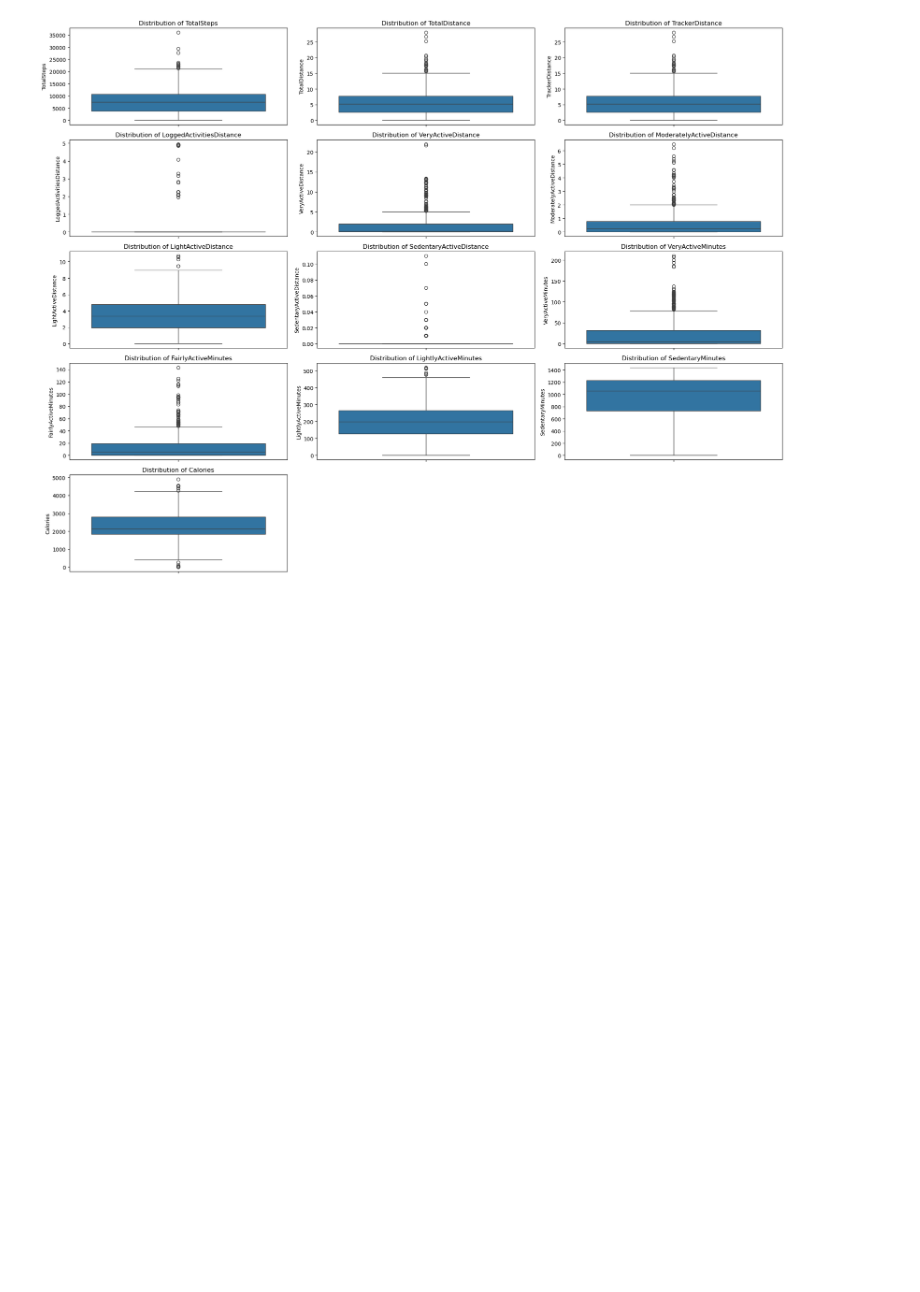
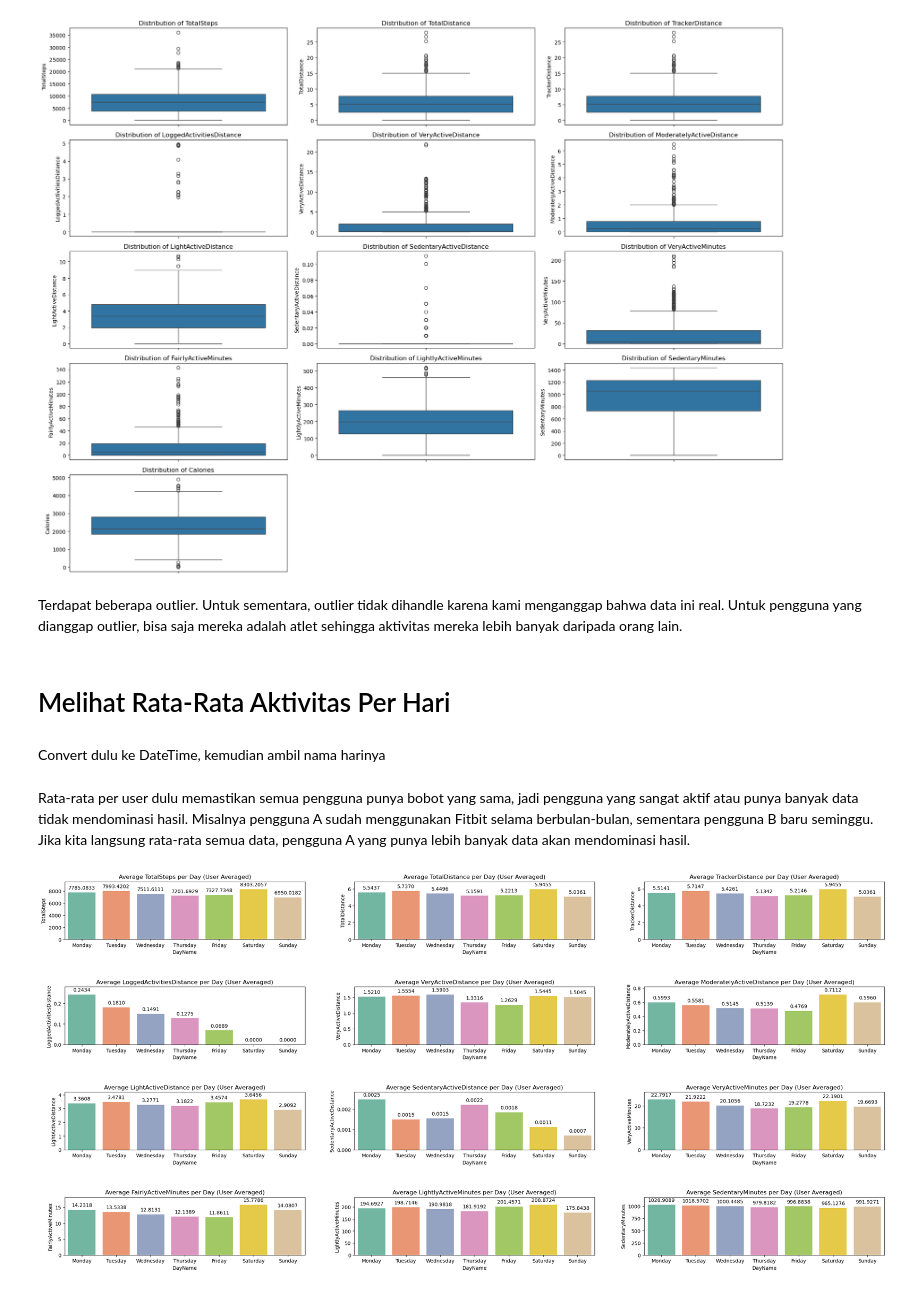
Before and after one commit to bintangphylosophie/Final-Project-Rakamin-FitBit-Tracker-Data, a Jupyter notebook: EDA/eda_asty.ipynb, the cells around one changed output. Drawn from its saved outputs; the diff is of its cells as text; code cells hidden in the pictures; blank space fills up the shorter version.

```diff
--- a/EDA/eda_asty.ipynb
+++ b/EDA/eda_asty.ipynb
@@ -3,5 +8,5 @@ import pandas as pd
 # %%
 # read data
-df_dailyActivity = pd.read_csv('../Dataset/dailyActivity_merged.csv')
+df = pd.read_csv('../Dataset/dailyActivity_merged.csv')
 # %%
 # cek shape
@@ -50,10 +104,61 @@ columns_to_check = [
 plt.figure(figsize=(20, 15))
 for i, column in enumerate(columns_to_check, 1):
     plt.subplot(5, 3, i)  # Menampilkan 5 baris dan 3 kolom plot
-    sns.boxplot(df_dailyActivity[column])
+    sns.boxplot(df[column])
     plt.title(f'Distribution of {column}')
 
 plt.tight_layout()
 plt.show()
 # %% [output]
 [figure]
+# %% [markdown]
+Terdapat beberapa outlier. Untuk sementara, outlier tidak dihandle karena kami menganggap bahwa data ini real. Untuk pengguna yang dianggap outlier, bisa saja mereka adalah atlet sehingga aktivitas mereka lebih banyak daripada orang lain.
+# %% [markdown]
+# Melihat Rata-Rata Aktivitas Per Hari
+# %% [markdown]
+Convert dulu ke DateTime, kemudian ambil nama harinya
+# %%
+df['ActivityDate'] = pd.to_datetime(df['ActivityDate'], format='%m/%d/%Y')
+# Mendapatkan nama hari dari tanggal
+df['DayName'] = df['ActivityDate'].dt.day_name()
+# %% [markdown]
+Rata-rata per user dulu memastikan semua pengguna punya bobot yang sama, jadi pengguna yang sangat aktif atau punya banyak data tidak mendominasi hasil. Misalnya pengguna A sudah menggunakan Fitbit selama berbulan-bulan, sementara pengguna B baru seminggu. Jika kita langsung rata-rata semua data, pengguna A yang punya lebih banyak data akan mendominasi hasil.
+# %%
+columns_to_check = [
+    'TotalSteps', 'TotalDistance', 'TrackerDistance', 'LoggedActivitiesDistance',
+    'VeryActiveDistance', 'ModeratelyActiveDistance', 'LightActiveDistance',
+    'SedentaryActiveDistance', 'VeryActiveMinutes', 'FairlyActiveMinutes',
+    'LightlyActiveMinutes', 'SedentaryMinutes']
+
+# Hitung rata-rata aktivitas per hari untuk setiap pengguna
+avg_per_user_per_day = df.groupby(['Id', 'DayName'])[columns_to_check].mean().reset_index()
+
+# Sekarang hitung rata-rata aktivitas per hari di seluruh pengguna
+avg_activity_per_day_all_users = avg_per_user_per_day.groupby('DayName')[columns_to_check].mean()
+
+# Urutkan dari Senin sampai Minggu
+ordered_days = ['Monday', 'Tuesday', 'Wednesday', 'Thursday', 'Friday', 'Saturday', 'Sunday']
+avg_activity_per_day_all_users = avg_activity_per_day_all_users.reindex(ordered_days)
+
+plt.figure(figsize=(25, 15))
+for i, column in enumerate(columns_to_check, 1):
+    plt.subplot(5, 3, i)  # Menampilkan 5 baris dan 3 kolom plot
+    ax = sns.barplot(x=avg_activity_per_day_all_users.index, y=avg_activity_per_day_all_users[column], palette=sns.color_palette("Set2"))
+
+    # Tambah margin di y-axis untuk memberi ruang di atas bar
+    ax.set_ylim(0, avg_activity_per_day_all_users[column].max() * 1.15)
+
+    plt.title(f'Average {column} per Day')
+
+    for p in ax.patches:
+        ax.annotate(format(p.get_height(), '.4f'),
+                    (p.get_x() + p.get_width() / 2., p.get_height()),
+                    ha = 'center', va = 'center',
+                    xytext = (0, 9), textcoords = 'offset points')
+
+    plt.title(f'Average {column} per Day (User Averaged)')
+    plt.tight_layout(pad=5)
+# plt.tight_layout(pad=5)
+plt.show()
+# %% [output]
+[figure, added]
```
Also changed, not shown: parts of 13 cells of this notebook.
